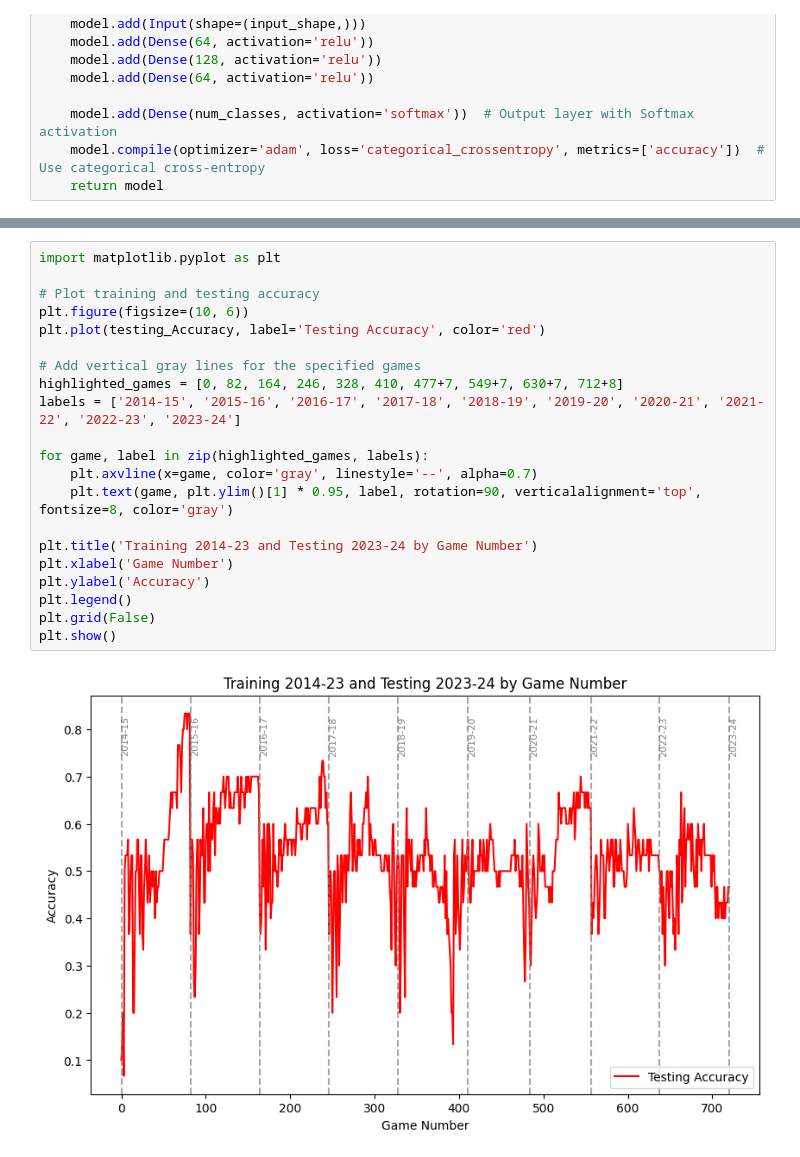
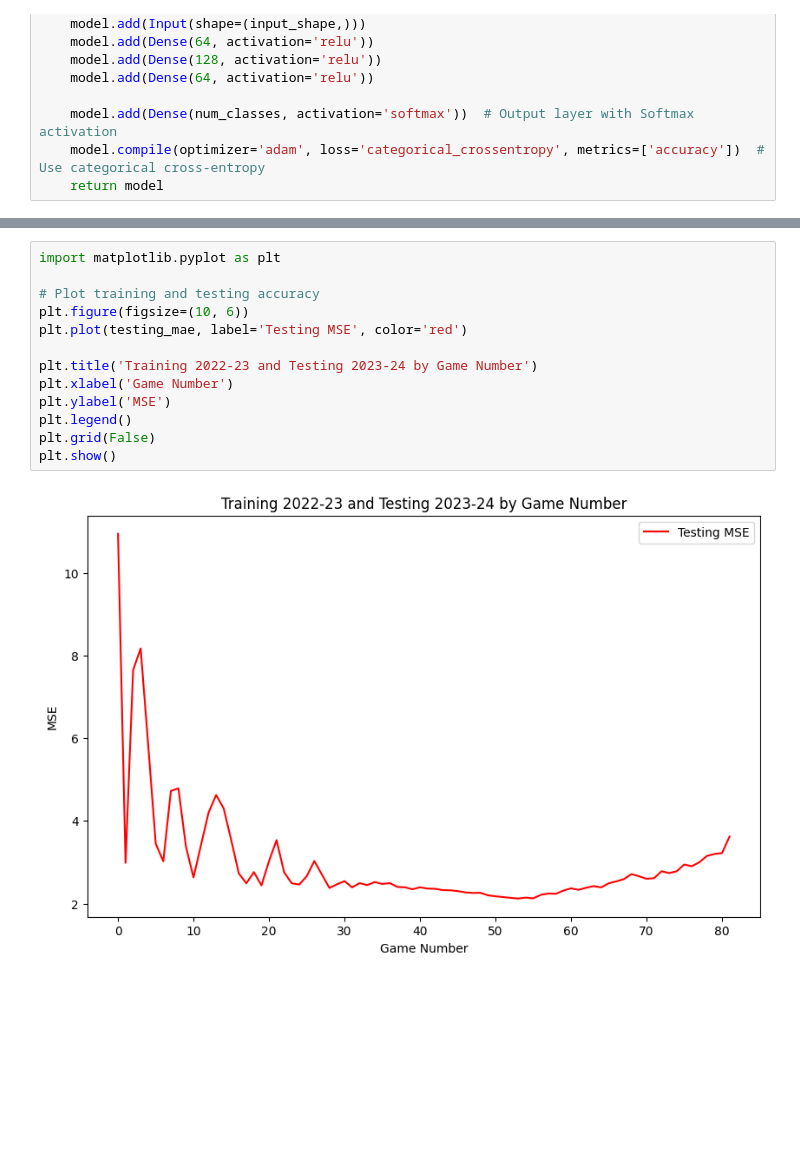
Before and after one commit to andrewscheiner/NBAPlayoffPredictor, a Jupyter notebook: dataAnalysis2.ipynb, the cells around one changed output, grey strips where cells are left out. Saved outputs shown, nothing was run; the diff lists cells and outputs as text; blank space fills up the shorter version.

```diff
--- a/dataAnalysis2.ipynb
+++ b/dataAnalysis2.ipynb
@@ -296,23 +366,15 @@ Epoch 8/8
 # %%
 import matplotlib.pyplot as plt
 
 # Plot training and testing accuracy
 plt.figure(figsize=(10, 6))
-plt.plot(testing_Accuracy, label='Testing Accuracy', color='red')
+plt.plot(testing_mae, label='Testing MSE', color='red')
 
-# Add vertical gray lines for the specified games
-highlighted_games = [0, 82, 164, 246, 328, 410, 477+7, 549+7, 630+7, 712+8]
-labels = ['2014-15', '2015-16', '2016-17', '2017-18', '2018-19', '2019-20', '2020-21', '2021-22', '2022-23', '2023-24']
-
-for game, label in zip(highlighted_games, labels):
-    plt.axvline(x=game, color='gray', linestyle='--', alpha=0.7)
-    plt.text(game, plt.ylim()[1] * 0.95, label, rotation=90, verticalalignment='top', fontsize=8, color='gray')
-
-plt.title('Training 2014-23 and Testing 2023-24 by Game Number')
+plt.title('Training 2022-23 and Testing 2023-24 by Game Number')
 plt.xlabel('Game Number')
-plt.ylabel('Accuracy')
+plt.ylabel('MSE')
 plt.legend()
 plt.grid(False)
 plt.show()
 # %% [output]
-[figure, old version]
+[figure, new version]
```
Also changed, not shown: parts of 25 cells of this notebook, 3 other files.
